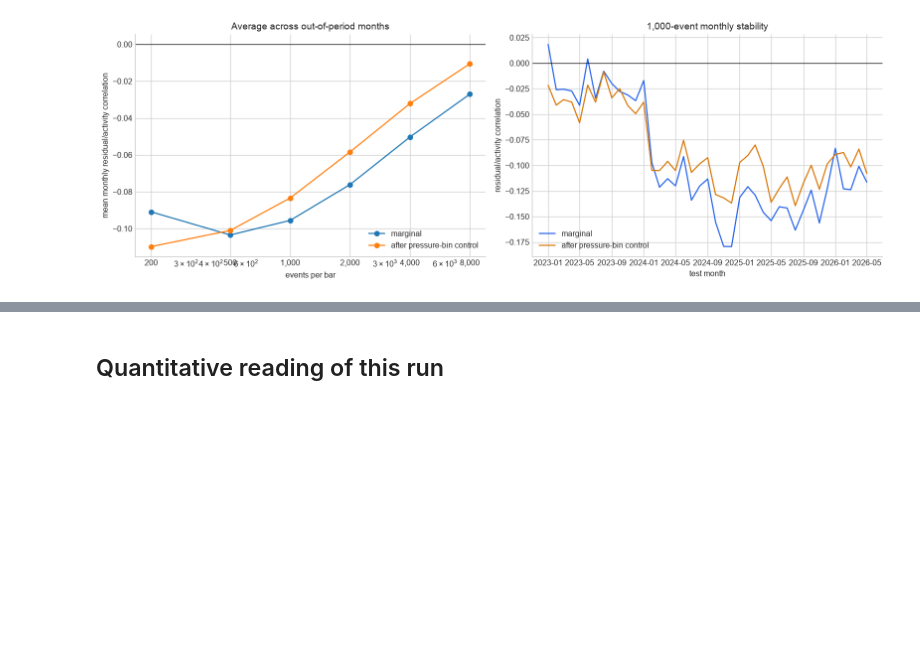
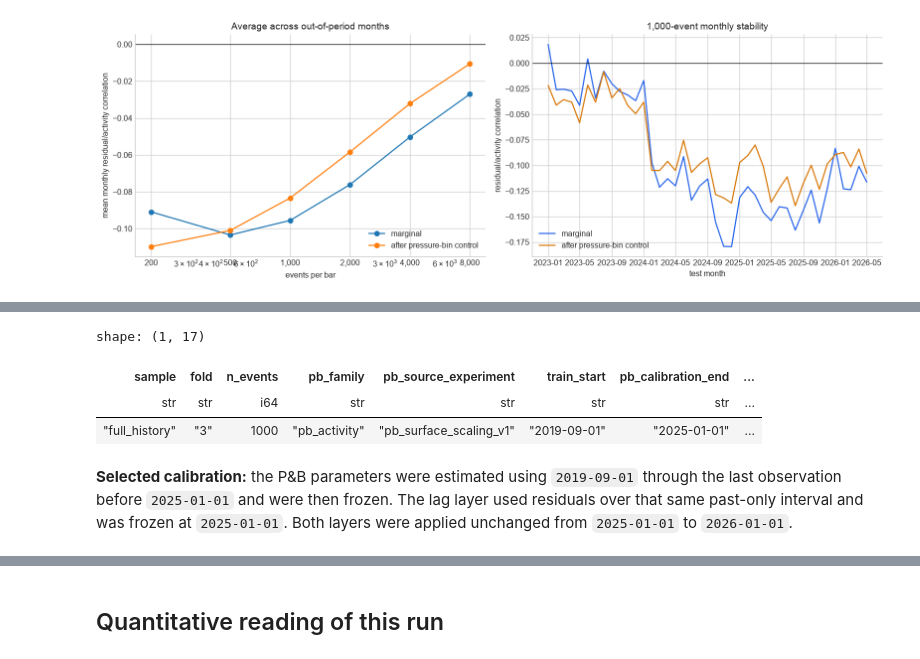
Before and after one commit to pdmillington/market-impact-research, a Jupyter notebook: alpha-search/notebooks/PBScaleFreeImpactWorkbench.ipynb, the cells around one changed output, grey strips where cells are left out. Cells and saved outputs as stored; diff of their text form; code cells hidden in the pictures; blank space fills up the shorter version.

```diff
--- a/alpha-search/notebooks/PBScaleFreeImpactWorkbench.ipynb
+++ b/alpha-search/notebooks/PBScaleFreeImpactWorkbench.ipynb
@@ -1016,0 +1082,30 @@ shape: (6, 6)
+# %%
+selected_ledger = calibration_ledger.filter(
+    (pl.col('sample') == SAMPLE) &
+    (pl.col('fold') == OOS_FOLD) &
+    (pl.col('n_events') == DIAGNOSTIC_EVENT_SIZE)
+).select(
+    'sample', 'fold', 'n_events', 'pb_family', 'pb_source_experiment',
+    'train_start', 'pb_calibration_end', 'lag_calibration_end',
+    'test_start', 'test_end', 'pb_parameters_frozen_before_lag_fit',
+    'pb_fit_target', 'lag_fit_target', 'lag_weighting',
+    'training_observations', 'test_observations',
+    'duration_reference_seconds'
+)
+display(selected_ledger)
+
+ledger_row = selected_ledger.row(0, named=True)
+display(Markdown(
+    f"**Selected calibration:** the P&B parameters were estimated using "
+    f"`{ledger_row['train_start']}` through the last observation before "
+    f"`{ledger_row['pb_calibration_end']}` and were then frozen. The lag layer "
+    f"used residuals over that same past-only interval and was frozen at "
+    f"`{ledger_row['lag_calibration_end']}`. Both layers were applied unchanged "
+    f"from `{ledger_row['test_start']}` to `{ledger_row['test_end']}`."
+))
+# %% [output]
+shape: (1, 17)
+| sample | fold | n_events | pb_family | pb_source_experiment | train_start | pb_calibration_end | ... |
+| str | str | i64 | str | str | str | str | ... |
+| "full_history" | "3" | 1000 | "pb_activity" | "pb_surface_scaling_v1" | "2019-09-01" | "2025-01-01" | ... |
+**Selected calibration:** the P&B parameters were estimated using `2019-09-01` through the last observation before `2025-01-01` and were then frozen. The lag layer used residuals over that same past-only interval and was frozen at `2025-01-01`. Both layers were applied unchanged from `2025-01-01` to `2026-01-01`.
```
Also changed, not shown: parts of 10 cells of this notebook, 13 other files.
